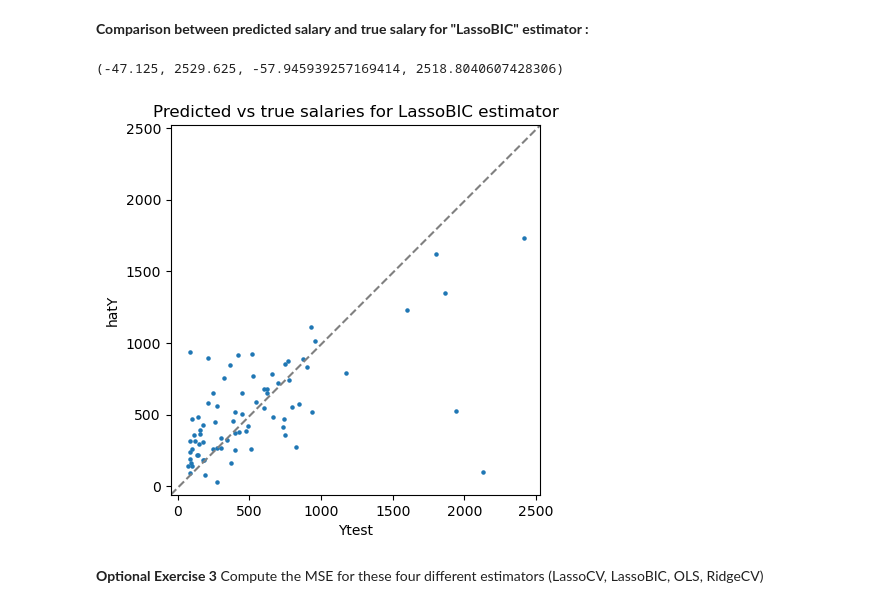
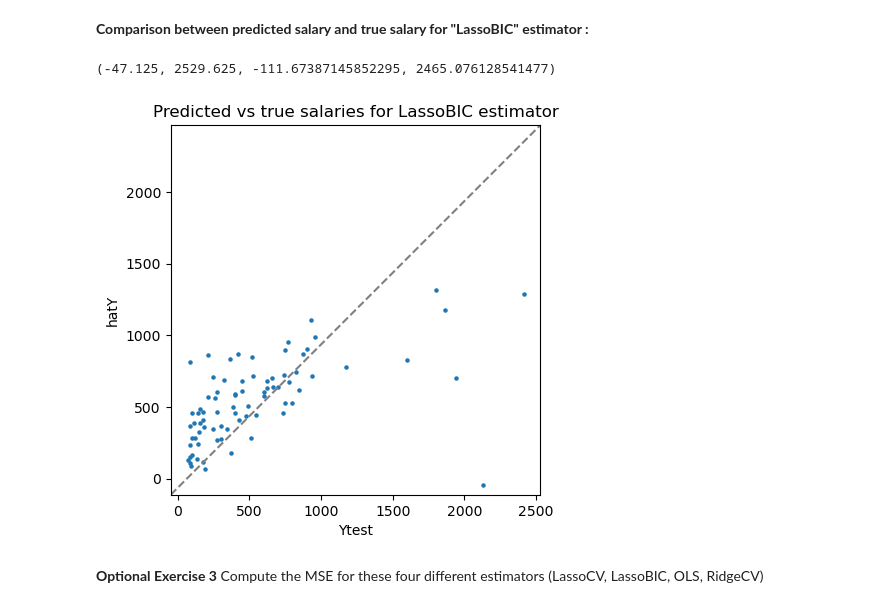
Before and after one commit to ArthurDanjou/ArtStudies, a Jupyter notebook: M1/Statistical Learning/TP4_Ridge_Lasso_and_CV.ipynb, the cells around one changed output. Saved outputs shown, nothing was run; the diff lists cells and outputs as text; code cells hidden in the pictures.

Commit message:
update: enhance ComputerSession2 and TP4_Ridge_Lasso_and_CV notebooks with execution outputs and code improvements

```diff
--- a/M1/Statistical Learning/TP4_Ridge_Lasso_and_CV.ipynb
+++ b/M1/Statistical Learning/TP4_Ridge_Lasso_and_CV.ipynb
@@ -585,9 +585,9 @@ ax.axis('square')
 Do the same with the Ridge estimator (with alpha chosen by CV).
 # %%
 best_ridge = Ridge(fit_intercept=True, alpha=132.57)
-best_ridge.fit(Xtrain, Ytrain)
+best_ridge.fit(XtrainScaled, Ytrain)
 
-hatY_ridge = best_ridge.predict(Xtest)
+hatY_ridge = best_ridge.predict(XtestScaled)
 
 fig, ax = plt.subplots()
 ax.scatter(Ytest, hatY_ridge, s=5)
@@ -603,9 +603,9 @@ ax.axis('square')
 **Optional Exercise 2** Do the same with Lasso with alpha chosen by CV.
 # %%
 best_lasso = Lasso(fit_intercept=True, alpha=4.78)
-best_lasso.fit(Xtrain, Ytrain)
+best_lasso.fit(XtrainScaled, Ytrain)
 
-hatY_lasso = best_lasso.predict(Xtest)
+hatY_lasso = best_lasso.predict(XtestScaled)
 
 fig, ax = plt.subplots()
 ax.scatter(Ytest, hatY_lasso, s=5)
@@ -636,20 +636,20 @@ best alpha chosen by CV : 4.783179587705159
 **Comparison between predicted salary and true salary for "LassoBIC" estimator :**
 # %%
 lasso.set_params(alpha=alpha_BIC)
-lasso.fit(Xtrain, Ytrain)
+lasso.fit(XtrainScaled, Ytrain)
 
-hatY_BIC = lasso.predict(Xtest)
+hatY_BIC = lasso.predict(XtestScaled)
 
 fig, ax = plt.subplots()
 ax.scatter(Ytest, hatY_BIC, s=5)
 ax.plot([0, 1], [0, 1], transform=ax.transAxes, ls='--', c='gray')
 ax.set_xlabel('Ytest')
 ax.set_ylabel('hatY')
 ax.set_title('Predicted vs true salaries for LassoBIC estimator')
 ax.axis('square')
 # %% [output]
-(-47.125, 2529.625, -57.945939257169414, 2518.8040607428306)
+(-47.125, 2529.625, -111.67387145852295, 2465.076128541477)
-[figure, old version]
+[figure, new version]
 # %% [markdown]
 **Optional Exercise 3** Compute the MSE for these four different estimators (LassoCV, LassoBIC, OLS, RidgeCV)
 # %%
```
Also changed, not shown: parts of 5 cells of this notebook, 1 other file.
